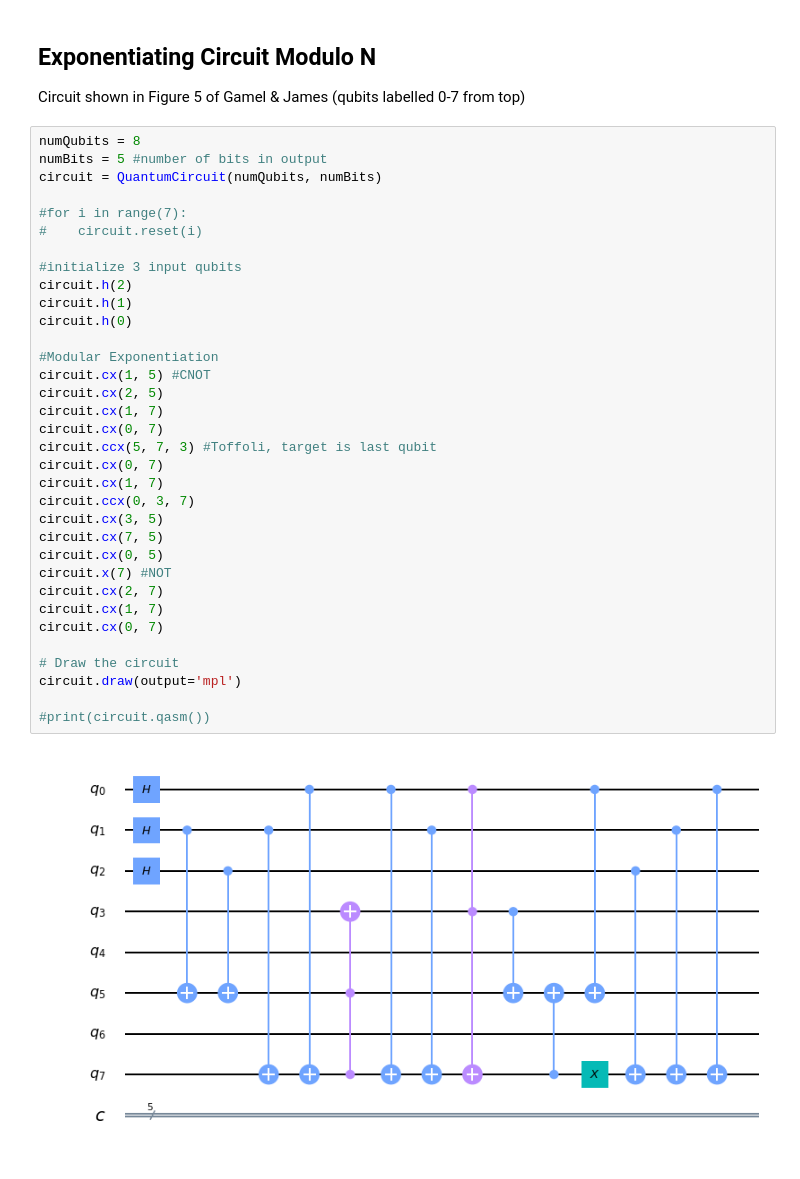
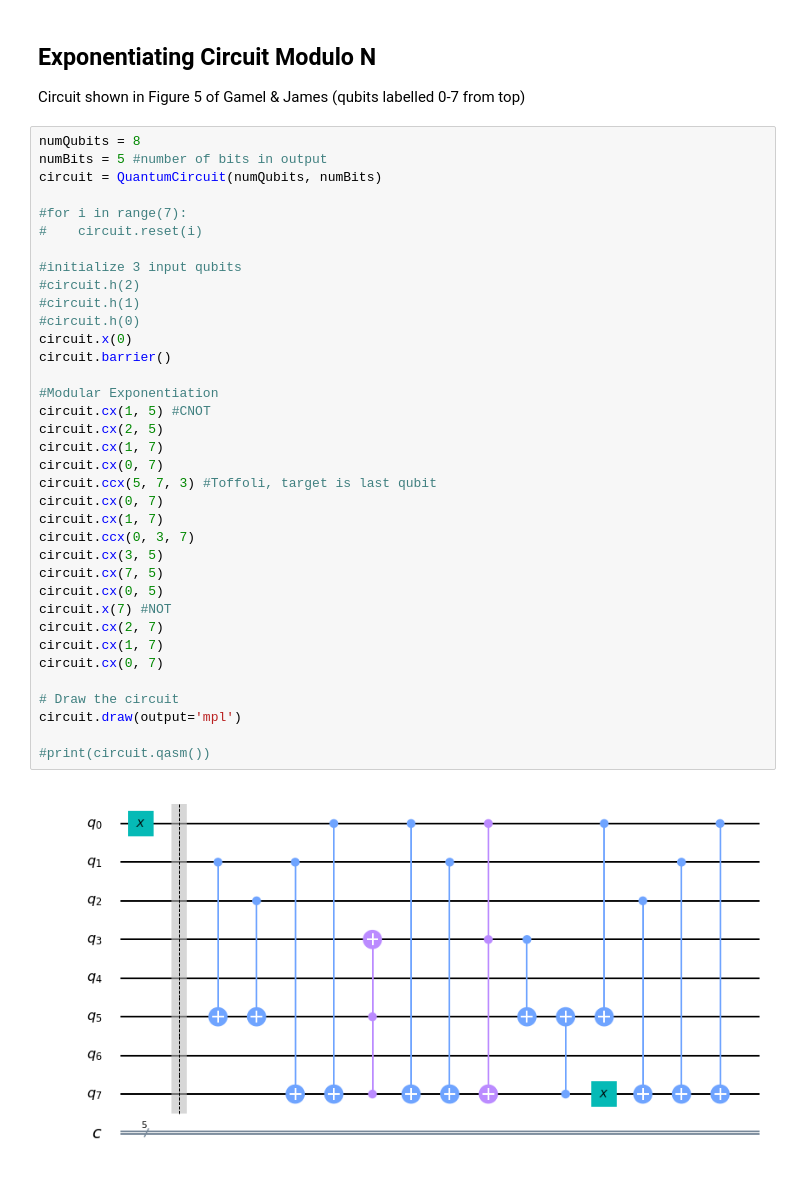
Before and after one commit to akelman/QuantumComp, a Jupyter notebook: LabBook/Notebook.ipynb, the cells around one changed output. Drawn from its saved outputs; the diff is of its cells as text.

```diff
--- a/LabBook/Notebook.ipynb
+++ b/LabBook/Notebook.ipynb
@@ -80,34 +83,36 @@ numQubits = 8
 numBits = 5 #number of bits in output
 circuit = QuantumCircuit(numQubits, numBits)
 
 #for i in range(7):
 #    circuit.reset(i)
 
 #initialize 3 input qubits
-circuit.h(2)
-circuit.h(1)
-circuit.h(0)
+#circuit.h(2)
+#circuit.h(1)
+#circuit.h(0)
+circuit.x(0)
+circuit.barrier()
 
 #Modular Exponentiation
 circuit.cx(1, 5) #CNOT
 circuit.cx(2, 5)
 circuit.cx(1, 7)
 circuit.cx(0, 7)
 circuit.ccx(5, 7, 3) #Toffoli, target is last qubit
 circuit.cx(0, 7)
 circuit.cx(1, 7)
 circuit.ccx(0, 3, 7)
 circuit.cx(3, 5)
 circuit.cx(7, 5)
 circuit.cx(0, 5)
 circuit.x(7) #NOT
 circuit.cx(2, 7)
 circuit.cx(1, 7)
 circuit.cx(0, 7)
 
 # Draw the circuit
 circuit.draw(output='mpl')
 
 #print(circuit.qasm())
 # %% [output]
-[figure, old version]
+[figure, new version]
```
Also changed, not shown: parts of 13 cells of this notebook, 2 other files.
